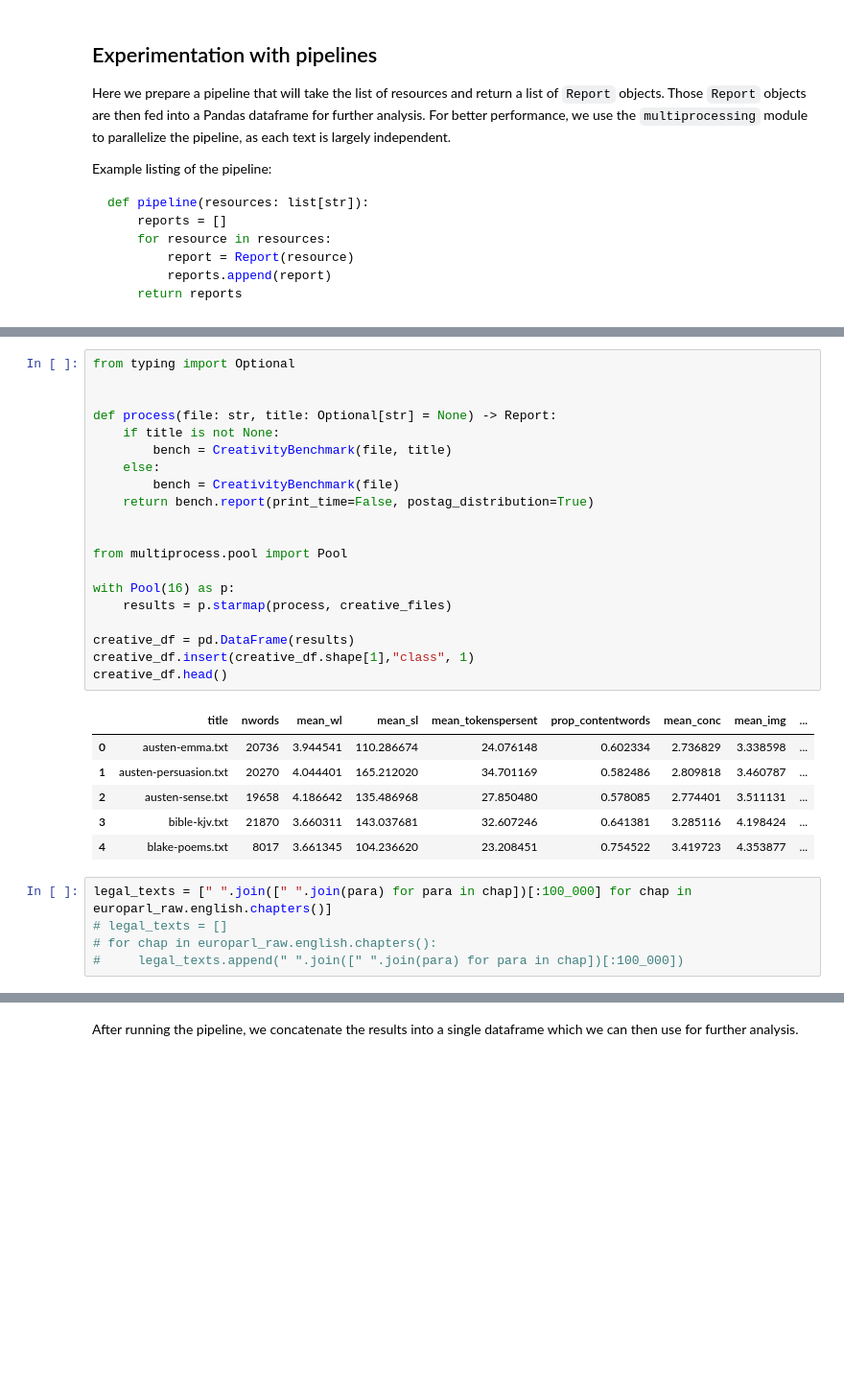
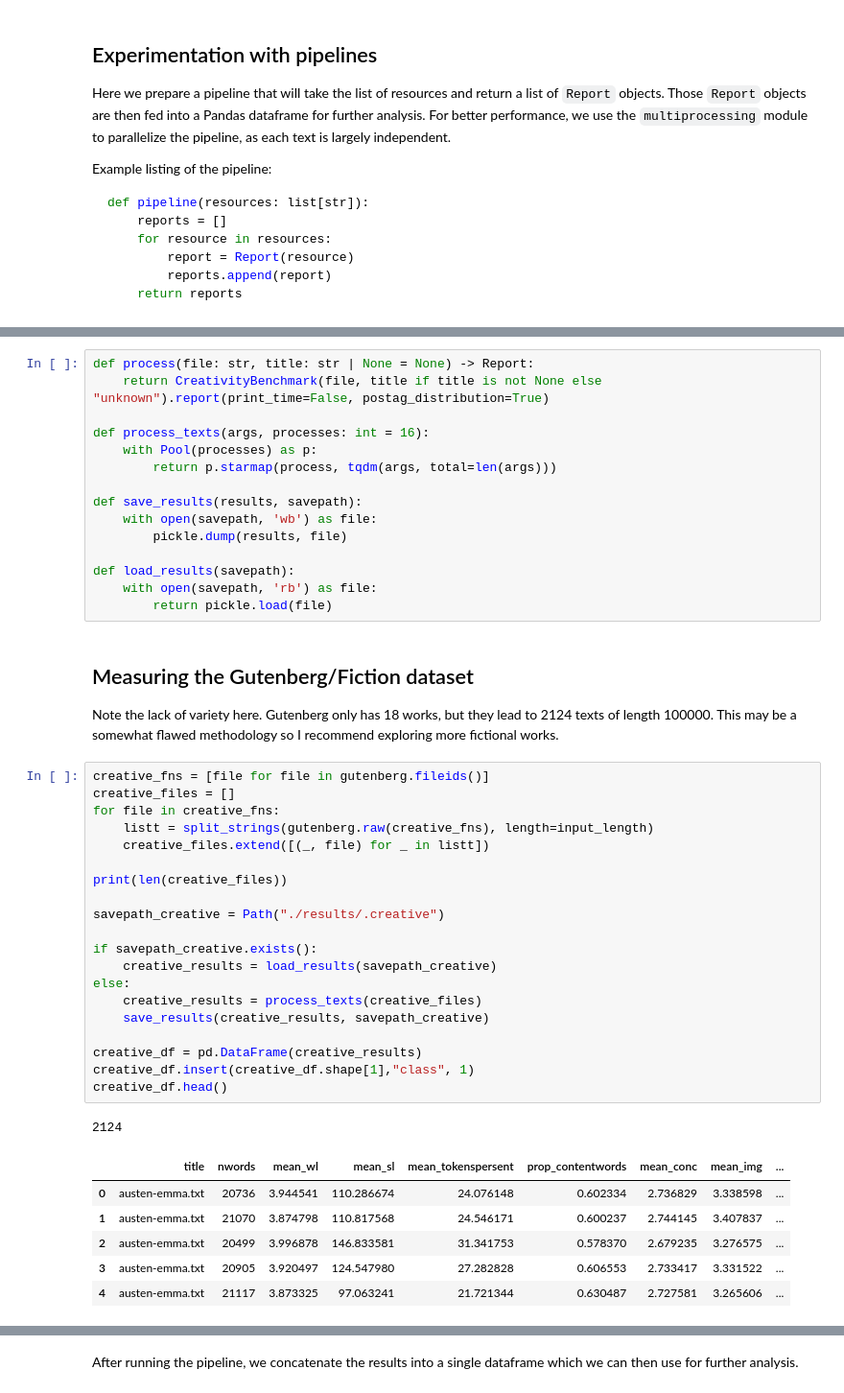
Before and after one commit to m-krastev/creative-thesis, a Jupyter notebook: src/tests.ipynb, the cells around one changed output, grey strips where cells are left out. Shown at 96% size. Cells and saved outputs as stored; diff of their text form; blank space fills up the shorter version.

```diff
--- a/src/tests.ipynb
+++ b/src/tests.ipynb
@@ -77,32 +86,46 @@ creative_files = [(gutenberg.raw(file)[:input_length], file) for file in creativ
-# %%
-from typing import Optional
-
-
-def process(file: str, title: Optional[str] = None) -> Report:
-    if title is not None:
-        bench = CreativityBenchmark(file, title)
-    else:
-        bench = CreativityBenchmark(file)
-    return bench.report(print_time=False, postag_distribution=True)
-
-
-from multiprocess.pool import Pool
-
-with Pool(16) as p:
-    results = p.starmap(process, creative_files)
-
-creative_df = pd.DataFrame(results)
-creative_df.insert(creative_df.shape[1],"class", 1)
-creative_df.head()
-# %% [output]
-|  | title | nwords | mean_wl | mean_sl | mean_tokenspersent | prop_contentwords | mean_conc | mean_img | ... |
-| 0 | austen-emma.txt | 20736 | 3.944541 | 110.286674 | 24.076148 | 0.602334 | 2.736829 | 3.338598 | ... |
-| 1 | austen-persuasion.txt | 20270 | 4.044401 | 165.212020 | 34.701169 | 0.582486 | 2.809818 | 3.460787 | ... |
-| 2 | austen-sense.txt | 19658 | 4.186642 | 135.486968 | 27.850480 | 0.578085 | 2.774401 | 3.511131 | ... |
-| 3 | bible-kjv.txt | 21870 | 3.660311 | 143.037681 | 32.607246 | 0.641381 | 3.285116 | 4.198424 | ... |
-| 4 | blake-poems.txt | 8017 | 3.661345 | 104.236620 | 23.208451 | 0.754522 | 3.419723 | 4.353877 | ... |
-# %%
-legal_texts = [" ".join([" ".join(para) for para in chap])[:100_000] for chap in europarl_raw.english.chapters()]
-# legal_texts = []
-# for chap in europarl_raw.english.chapters():
-#     legal_texts.append(" ".join([" ".join(para) for para in chap])[:100_000])
+# %%
+def process(file: str, title: str | None = None) -> Report:
+    return CreativityBenchmark(file, title if title is not None else "unknown").report(print_time=False, postag_distribution=True)
+
+def process_texts(args, processes: int = 16):
+    with Pool(processes) as p:
+        return p.starmap(process, tqdm(args, total=len(args)))
+
+def save_results(results, savepath):
+    with open(savepath, 'wb') as file:
+        pickle.dump(results, file)
+
+def load_results(savepath):
+    with open(savepath, 'rb') as file:
+        return pickle.load(file)
+# %% [markdown]
+## Measuring the Gutenberg/Fiction dataset
+Note the lack of variety here. Gutenberg only has 18 works, but they lead to 2124 texts of length 100000. This may be a somewhat flawed methodology so I recommend exploring more fictional works.
+# %%
+creative_fns = [file for file in gutenberg.fileids()]
+creative_files = []
+for file in creative_fns:
+    listt = split_strings(gutenberg.raw(creative_fns), length=input_length)
+    creative_files.extend([(_, file) for _ in listt])
+
+print(len(creative_files))
+
+savepath_creative = Path("./results/.creative")
+
+if savepath_creative.exists():
+    creative_results = load_results(savepath_creative)
+else:
+    creative_results = process_texts(creative_files)
+    save_results(creative_results, savepath_creative)
+
+creative_df = pd.DataFrame(creative_results)
+creative_df.insert(creative_df.shape[1],"class", 1)
+creative_df.head()
+# %% [output]
+2124
+|  | title | nwords | mean_wl | mean_sl | mean_tokenspersent | prop_contentwords | mean_conc | mean_img | ... |
+| 0 | austen-emma.txt | 20736 | 3.944541 | 110.286674 | 24.076148 | 0.602334 | 2.736829 | 3.338598 | ... |
+| 1 | austen-emma.txt | 21070 | 3.874798 | 110.817568 | 24.546171 | 0.600237 | 2.744145 | 3.407837 | ... |
+| 2 | austen-emma.txt | 20499 | 3.996878 | 146.833581 | 31.341753 | 0.578370 | 2.679235 | 3.276575 | ... |
+| 3 | austen-emma.txt | 20905 | 3.920497 | 124.547980 | 27.282828 | 0.606553 | 2.733417 | 3.331522 | ... |
+| 4 | austen-emma.txt | 21117 | 3.873325 | 97.063241 | 21.721344 | 0.630487 | 2.727581 | 3.265606 | ... |
```
Also changed, not shown: parts of 15 cells of this notebook, 10 other files.
